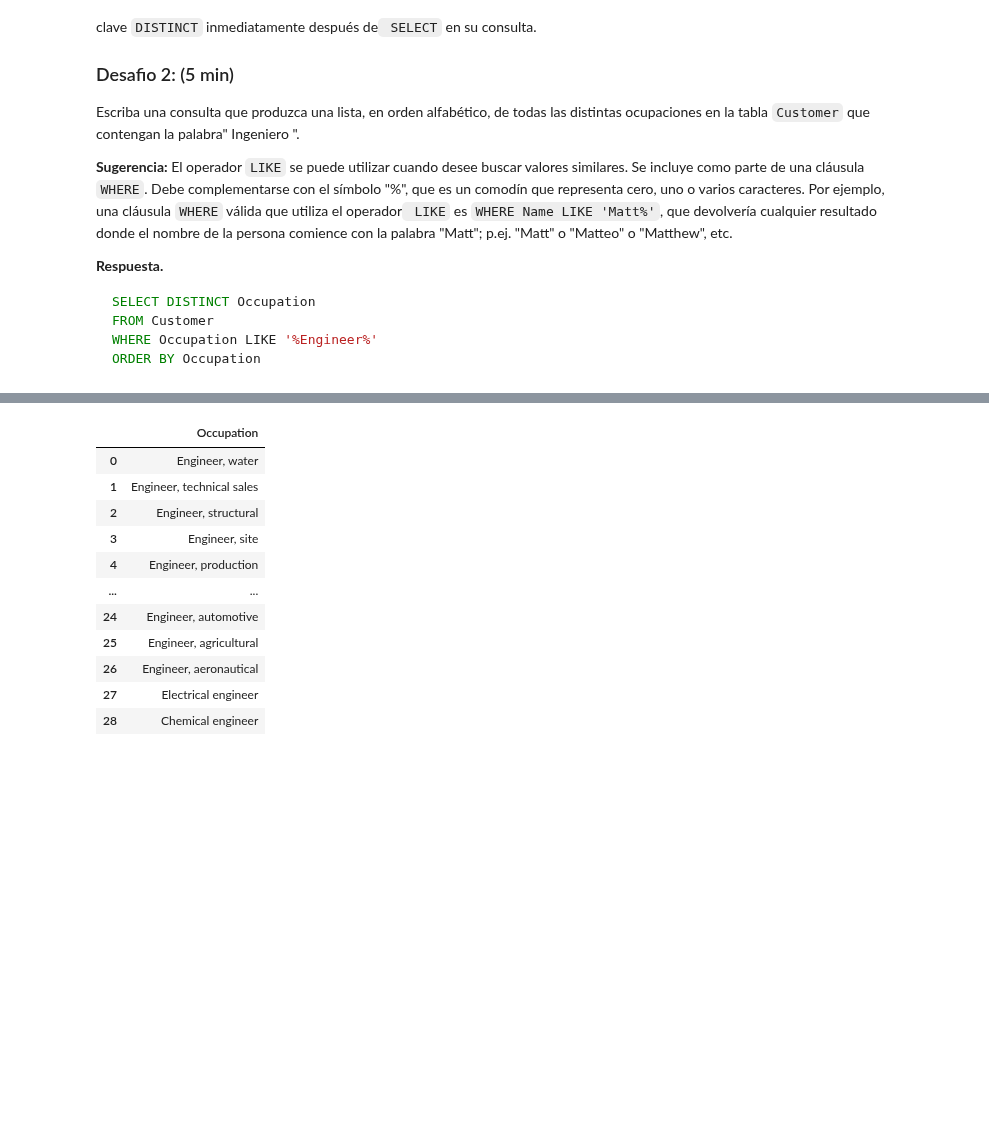
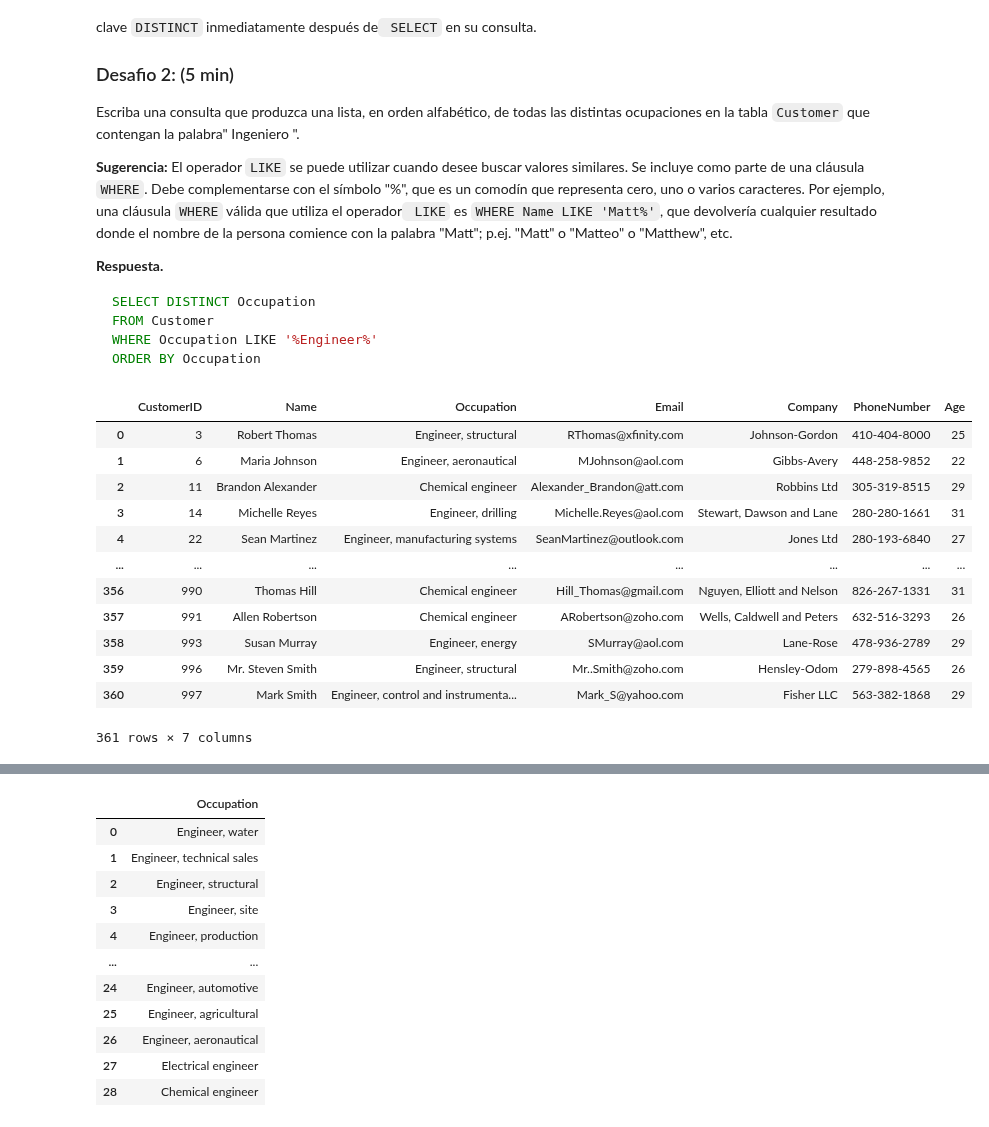
Before and after one commit to GiselaCS/Mujeres_Digitales, a Jupyter notebook: 4)_Caso_Practico_SQL_Productos_financieros.ipynb, the cells around one changed output, grey strips where cells are left out. Saved outputs shown, nothing was run; the diff lists cells and outputs as text; code cells hidden in the pictures; blank space fills up the shorter version.

````diff
--- a/4)_Caso_Practico_SQL_Productos_financieros.ipynb
+++ b/4)_Caso_Practico_SQL_Productos_financieros.ipynb
@@ -230,3 +355,23 @@ FROM Customer
 WHERE Occupation LIKE '%Engineer%'
 ORDER BY Occupation
 ```
+# %%
+#buscar LIKE '%%'
+queryb= """ SELECT * FROM Customer
+WHERE Occupation LIKE '%Engin%';
+"""
+runQuery(queryb)
+# %% [output]
+|  | CustomerID | Name | Occupation | Email | Company | PhoneNumber | Age |
+| 0 | 3 | Robert Thomas | Engineer, structural | RThomas@xfinity.com | Johnson-Gordon | 410-404-8000 | 25 |
+| 1 | 6 | Maria Johnson | Engineer, aeronautical | MJohnson@aol.com | Gibbs-Avery | 448-258-9852 | 22 |
+| 2 | 11 | Brandon Alexander | Chemical engineer | Alexander_Brandon@att.com | Robbins Ltd | 305-319-8515 | 29 |
+| 3 | 14 | Michelle Reyes | Engineer, drilling | Michelle.Reyes@aol.com | Stewart, Dawson and Lane | 280-280-1661 | 31 |
+| 4 | 22 | Sean Martinez | Engineer, manufacturing systems | SeanMartinez@outlook.com | Jones Ltd | 280-193-6840 | 27 |
+| ... | ... | ... | ... | ... | ... | ... | ... |
+| 356 | 990 | Thomas Hill | Chemical engineer | Hill_Thomas@gmail.com | Nguyen, Elliott and Nelson | 826-267-1331 | 31 |
+| 357 | 991 | Allen Robertson | Chemical engineer | ARobertson@zoho.com | Wells, Caldwell and Peters | 632-516-3293 | 26 |
+| 358 | 993 | Susan Murray | Engineer, energy | SMurray@aol.com | Lane-Rose | 478-936-2789 | 29 |
+| 359 | 996 | Mr. Steven Smith | Engineer, structural | Mr..Smith@zoho.com | Hensley-Odom | 279-898-4565 | 26 |
+| 360 | 997 | Mark Smith | Engineer, control and instrumenta... | Mark_S@yahoo.com | Fisher LLC | 563-382-1868 | 29 |
+361 rows × 7 columns
````
Also changed, not shown: parts of 13 cells of this notebook.
